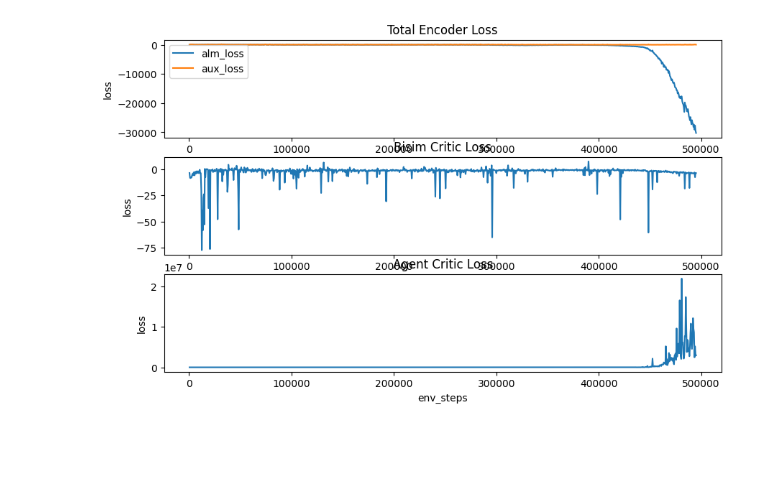
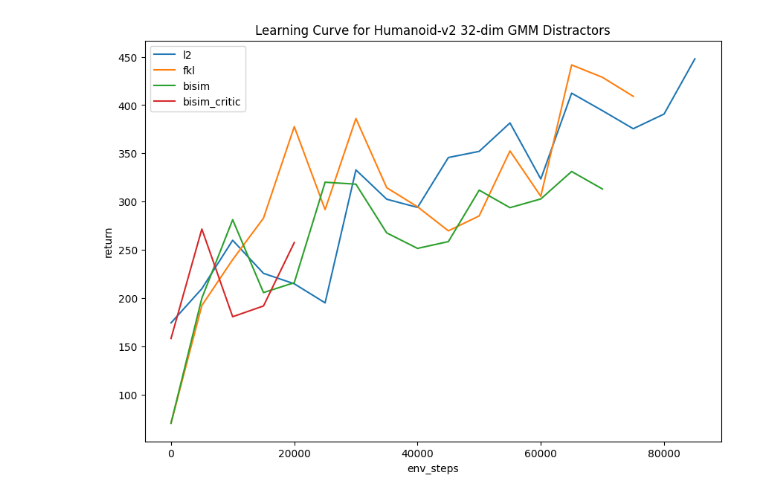
Before and after one commit to rytse/self-predictive-rl, a Jupyter notebook: mujoco_code/vis2.ipynb, the cells around one changed output. Drawn from its saved outputs; the diff is of its cells as text; code cells hidden in the pictures; blank space fills up the shorter version.

Commit message:
clean up vis2d, subplots

```diff
--- a/mujoco_code/vis2.ipynb
+++ b/mujoco_code/vis2.ipynb
@@ -164,34 +147,25 @@ plt.show()
-# %%
-df = pd.read_csv(datasets["bisim_critic_15"])
-df = df[
-    ~df["aux_loss"].isna()
-    & ~df["bisim_critic_loss"].isna()
-    & ~df["alm_loss"].isna()
-    & ~df["critic_loss"].isna()
-]
-
-plt.figure(figsize=(10, 6))
-
-plt.subplot(3, 1, 1)
-plt.plot(df["env_steps"], df["alm_loss"])
-plt.plot(df["env_steps"], df["aux_loss"])
-plt.xlabel("env_steps")
-plt.ylabel("loss")
-plt.title("Total Encoder Loss")
-plt.legend(["alm_loss", "aux_loss"])
-
-plt.subplot(3, 1, 2)
-plt.plot(df["env_steps"], df["bisim_critic_loss"])
-plt.xlabel("env_steps")
-plt.ylabel("loss")
-plt.title("Bisim Critic Loss")
-
-plt.subplot(3, 1, 3)
-plt.plot(df["env_steps"], df["critic_loss"])
-plt.xlabel("env_steps")
-plt.ylabel("loss")
-plt.title("Agent Critic Loss")
-
-plt.show()
-# %% [output]
-[figure, removed]
+# %%
+humanoid_datasets = OrderedDict(
+    [
+        (
+            "l2",
+            Path("./logs/Humanoid-v2-d32/2024-10-10-00-05-20+12467-12467"),
+        ),
+        (
+            "fkl",
+            Path("./logs/Humanoid-v2-d32/2024-10-10-00-04-13+10923-10923"),
+        ),
+        (
+            "bisim",
+            Path("./logs/Humanoid-v2-d32/2024-10-10-00-04-24+10982-10982"),
+        ),
+        (
+            "bisim_critic",
+            Path("./logs/Humanoid-v2-d32/2024-10-10-00-05-00+11755-11755"),
+        ),
+    ]
+)
+
+plot_learning_curves(humanoid_datasets, "Humanoid-v2 32-dim GMM Distractors")
+# %% [output]
+[figure, new version]
```
Also changed, not shown: parts of 10 cells of this notebook.
